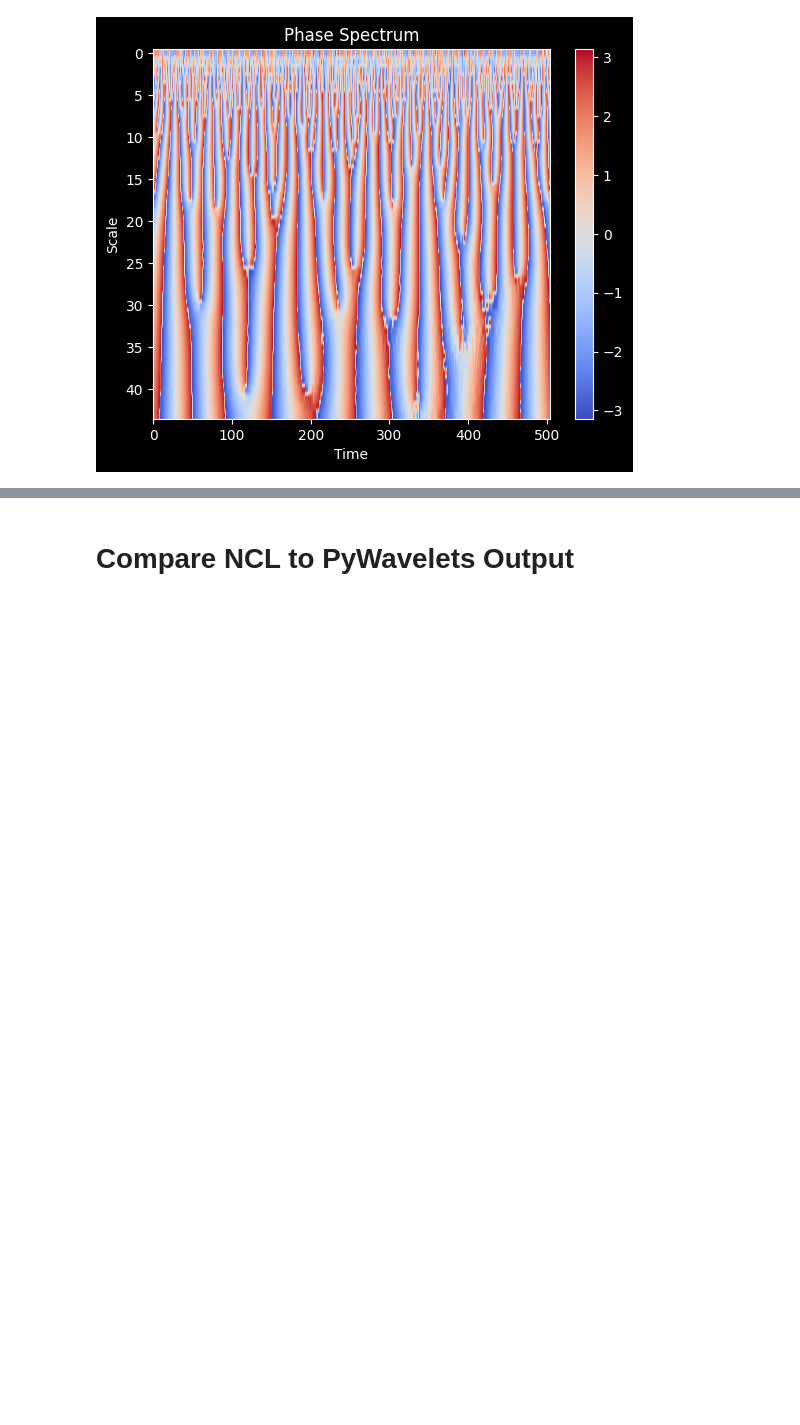
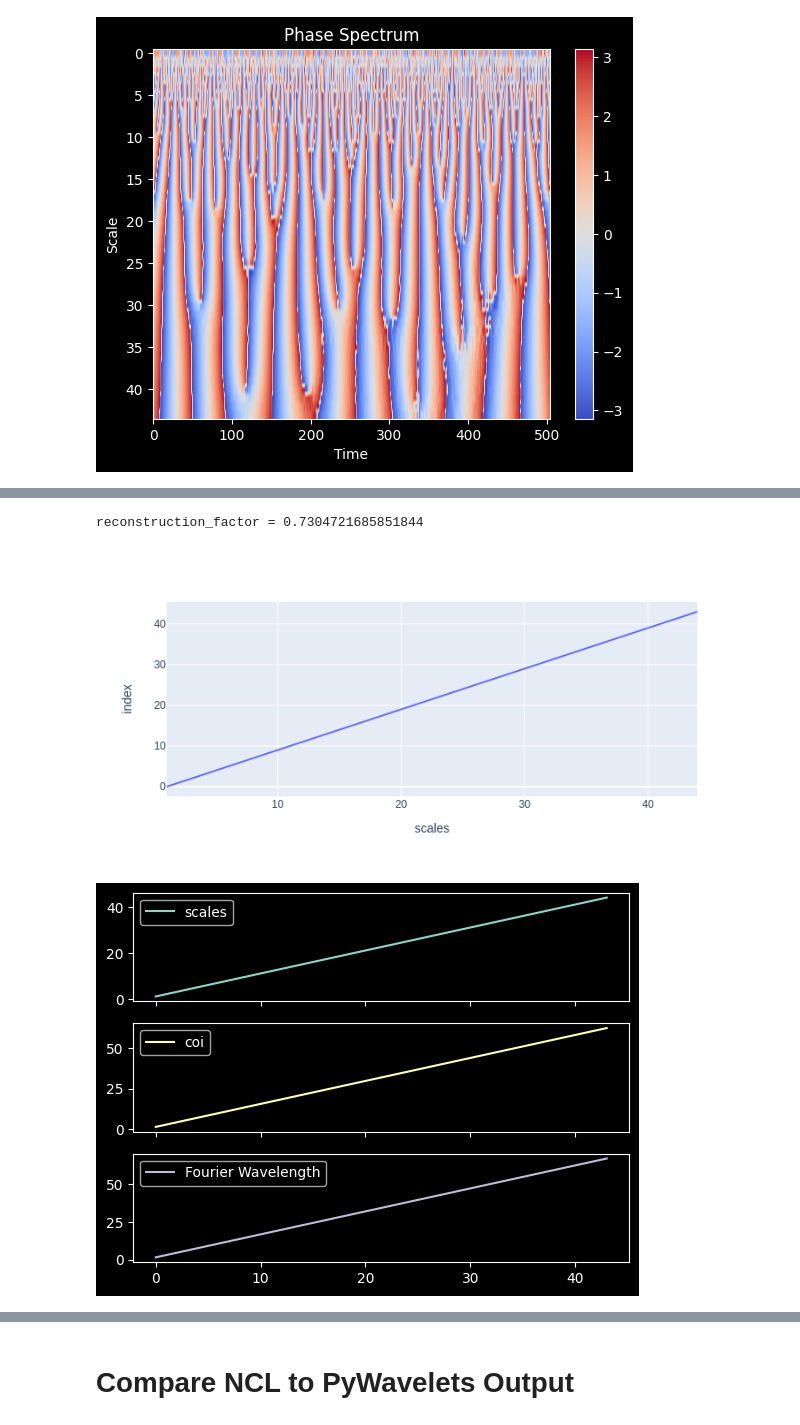
Before and after one commit to cyschneck/wavelet-tutorial, a Jupyter notebook: wavelet_nino.ipynb, the cells around one changed output, grey strips where cells are left out. Cells and saved outputs as stored; diff of their text form; code cells hidden in the pictures; blank space fills up the shorter version.

Commit message:
coi and fourier wavelength

```diff
--- a/wavelet_nino.ipynb
+++ b/wavelet_nino.ipynb
@@ -183,0 +192,40 @@ TODO
+# %%
+# wavelets
+#https://github.com/ct6502/wavelets/blob/e345f33a61becfb6c4850317d31c75b0da10d9e9/wave_python/waveletFunctions.py#L165
+# calculates the reconstruction factor (Torrence and Compo 1998, table 2)
+# reconstruction equation 13 from Torrence and Compo
+# reconstruction factor "is scale independent and is a constant for each wavelet function" (Torrence and Compo, 68
+
+param = 6 # morlet (where =frequency
+# fourier_factor = (4 * np.pi) / (param + np.sqrt(2 + np.square(param)))
+param = 4 # paul  (where =order)
+# fourier_factor = (4 * np.pi) / ((2 * param) + 1)
+#param = 2 # DOG (where =derivative
+# fourier_factor = (2 * np.pi) / np.sqrt(param + .5)
+
+# TODO: determine reason for reconstruction factor as 1/e_folding_time (based on output from Table 2)
+
+# one possible implemetnation at wavelets.wave_bases
+# from Torrence and Compo, Table 1
+# for Morlet
+fourier_wavelength = (4 * np.pi) / (param + np.sqrt(2 + np.square(param)))
+e_folding_time = np.sqrt(2) # Morlet and DOG
+#e_folding_time = 1/np.sqrt(2) # Paul
+reconstruction_factor = fourier_factor * (1/e_folding_time)
+print(f"reconstruction_factor = {reconstruction_factor}")
+# %% [output]
+reconstruction_factor = 0.7304721685851844
+# %%
+# "determine the cone of influence and the Fourier wavelength at each scale" (Torrence and Compo
+coi_data = scales*e_folding_time
+fourier_wavelength_data = scales*fourier_wavelength
+
+coi_fourier_df = pd.DataFrame({'scales': scales,
+                                'coi': coi_data,
+                               "Fourier Wavelength": fourier_wavelength_data})
+coi_fourier_df=pd.melt(df , id_vars=['scales'], value_vars=['coi', ''])
+fig = px.line(df_long, x='ID', y='value', color='variable')
+fig.show()
+# %% [output]
+[figure, added]
+[figure, added]
```
Also changed, not shown: parts of 3 cells of this notebook.
